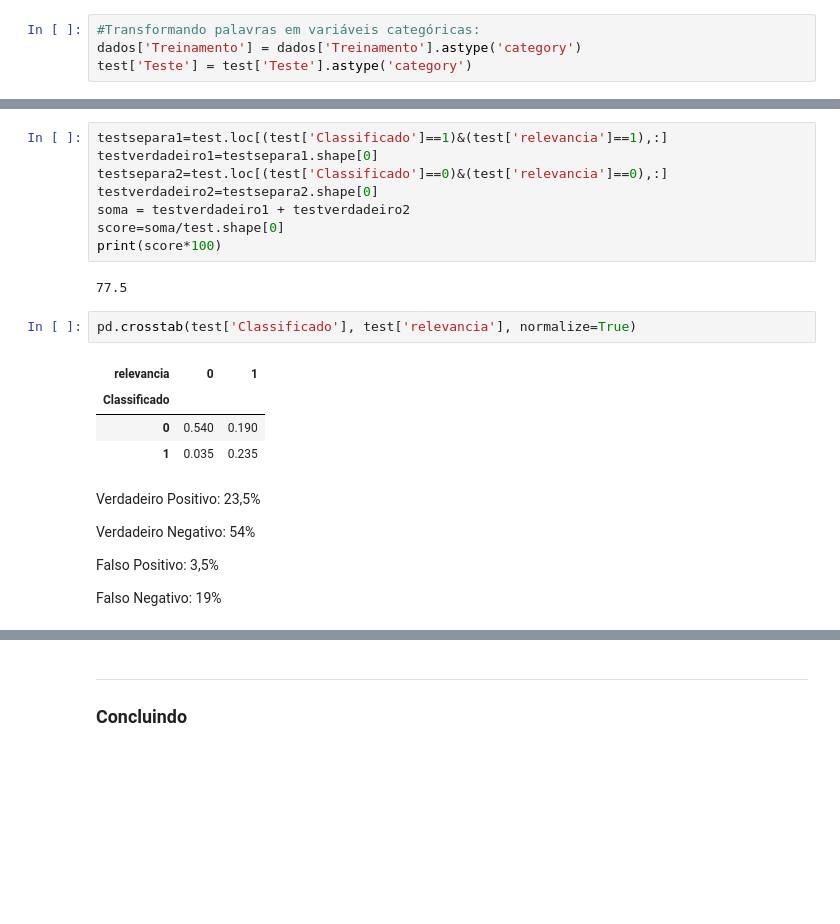
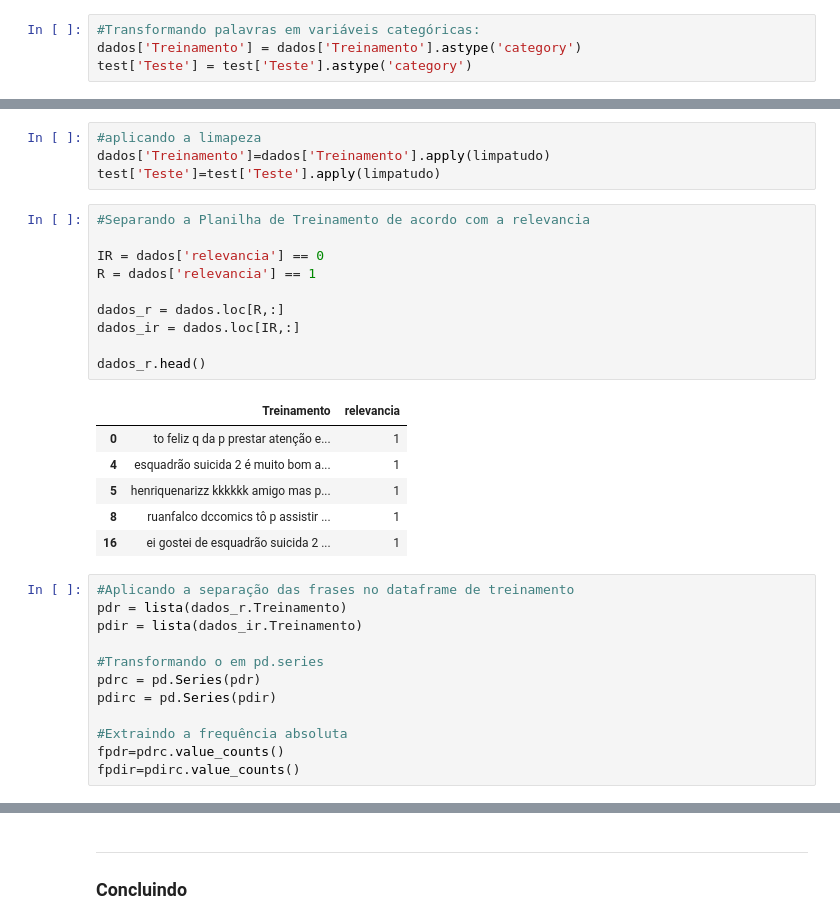
Before and after one commit to lucasgurgeln/Projeto-1-CDADOS, a Jupyter notebook: Projeto1_Layout_Classificador.ipynb, the cells around one changed output, grey strips where cells are left out. Cells and saved outputs as stored; diff of their text form; blank space fills up the shorter version.

```diff
--- a/Projeto1_Layout_Classificador.ipynb
+++ b/Projeto1_Layout_Classificador.ipynb
@@ -263,25 +126,33 @@ test
-# %%
-testsepara1=test.loc[(test['Classificado']==1)&(test['relevancia']==1),:]
-testverdadeiro1=testsepara1.shape[0]
-testsepara2=test.loc[(test['Classificado']==0)&(test['relevancia']==0),:]
-testverdadeiro2=testsepara2.shape[0]
-soma = testverdadeiro1 + testverdadeiro2
-score=soma/test.shape[0]
-print(score*100)
-# %% [output]
-77.5
-# %%
-pd.crosstab(test['Classificado'], test['relevancia'], normalize=True)
-# %% [output]
-| relevancia | 0 | 1 |
-| Classificado |  |  |
-| 0 | 0.540 | 0.190 |
-| 1 | 0.035 | 0.235 |
-# %% [markdown]
-Verdadeiro Positivo: 23,5%
-
-Verdadeiro Negativo: 54%
-
-Falso Positivo: 3,5%
-
-Falso Negativo: 19%
+# %%
+#aplicando a limapeza
+dados['Treinamento']=dados['Treinamento'].apply(limpatudo)
+test['Teste']=test['Teste'].apply(limpatudo)
+# %%
+#Separando a Planilha de Treinamento de acordo com a relevancia
+
+IR = dados['relevancia'] == 0
+R = dados['relevancia'] == 1
+
+dados_r = dados.loc[R,:]
+dados_ir = dados.loc[IR,:]
+
+dados_r.head()
+# %% [output]
+|  | Treinamento | relevancia |
+| 0 | to feliz q da p prestar atenção e... | 1 |
+| 4 | esquadrão suicida 2 é muito bom a... | 1 |
+| 5 | henriquenarizz kkkkkk amigo mas p... | 1 |
+| 8 | ruanfalco dccomics tô p assistir ... | 1 |
+| 16 | ei gostei de esquadrão suicida 2 ... | 1 |
+# %%
+#Aplicando a separação das frases no dataframe de treinamento
+pdr = lista(dados_r.Treinamento)
+pdir = lista(dados_ir.Treinamento)
+
+#Transformando o em pd.series
+pdrc = pd.Series(pdr)
+pdirc = pd.Series(pdir)
+
+#Extraindo a frequência absoluta
+fpdr=pdrc.value_counts()
+fpdir=pdirc.value_counts()
```
Also changed, not shown: parts of 48 cells of this notebook.
